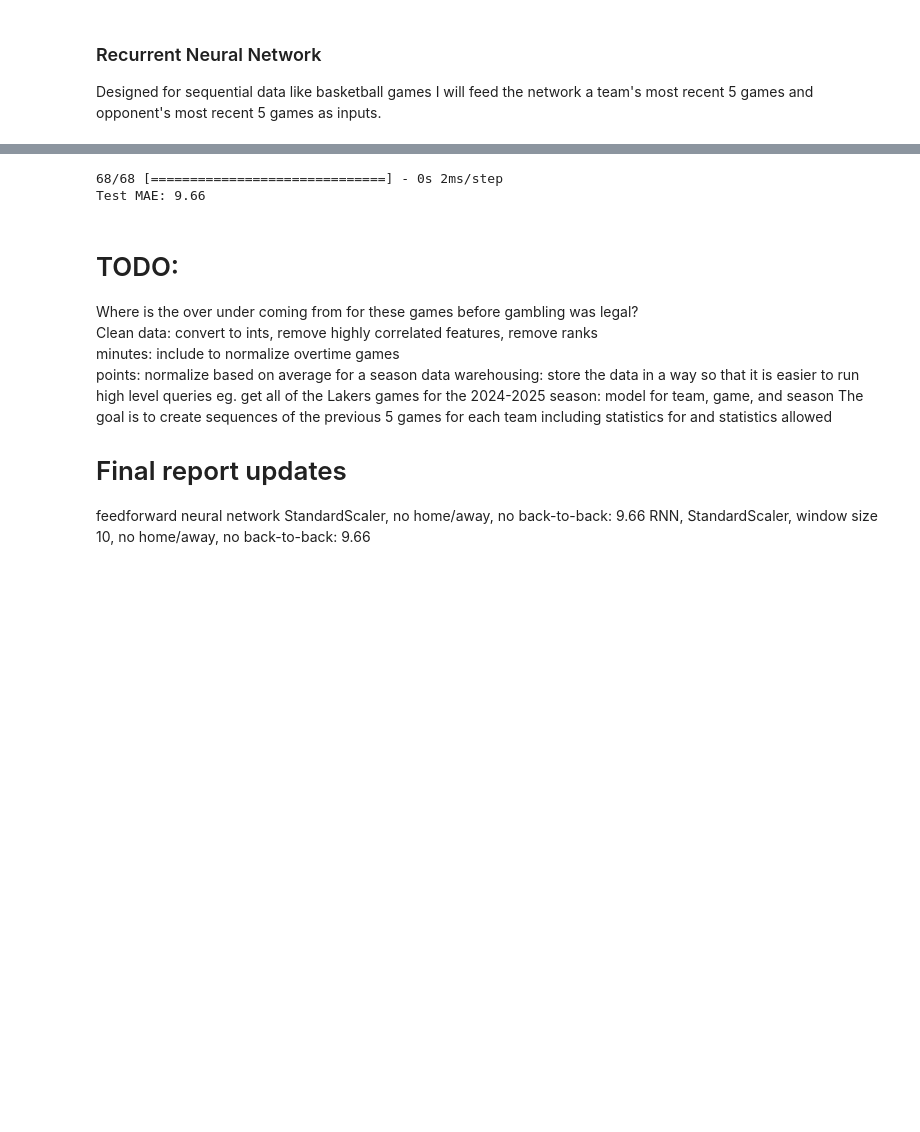
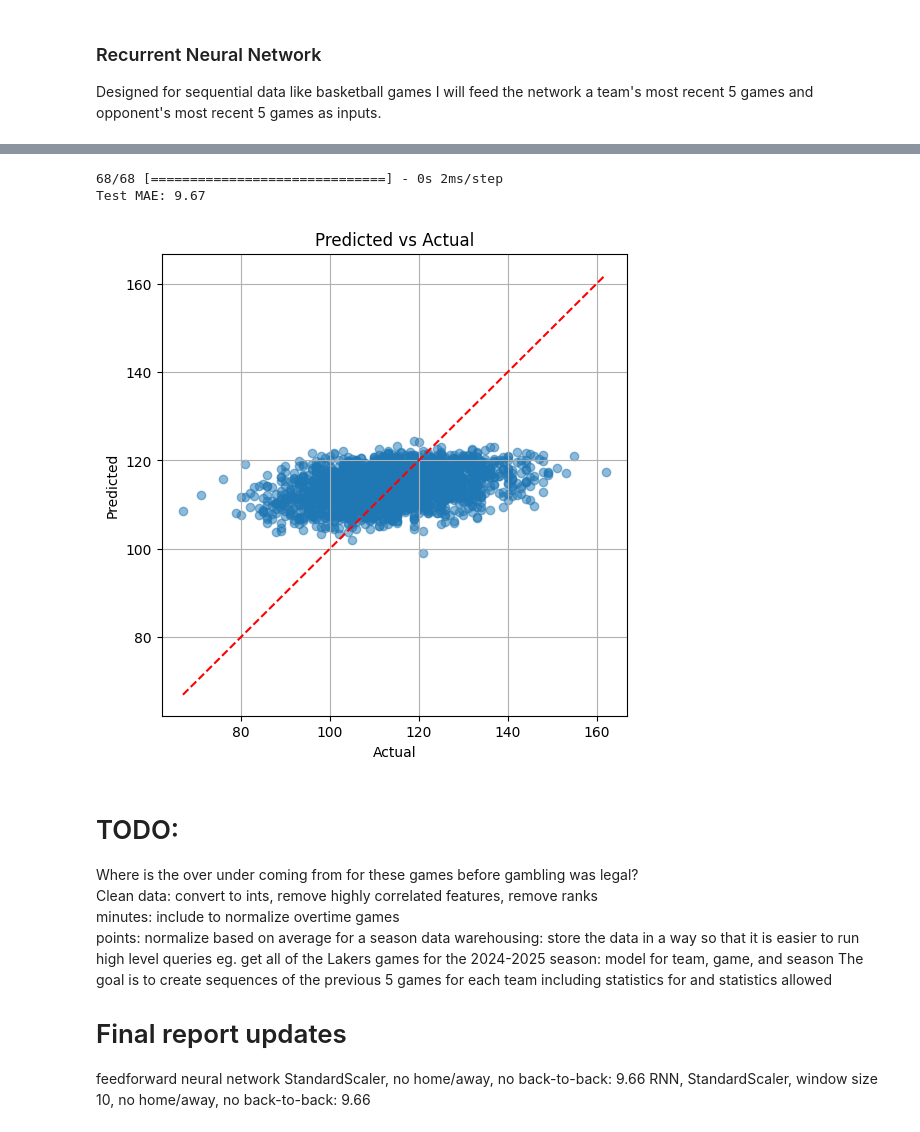
Before and after one commit to wtbtucker/NBA-Machine-Learning-Sports-Betting, a Jupyter notebook: data_mining_pipeline.ipynb, the cells around one changed output, grey strips where cells are left out. Drawn from its saved outputs; the diff is of its cells as text; code cells hidden in the pictures; blank space fills up the shorter version.

Commit message:
Add visualizations for the prediction error for both neural network models

```diff
--- a/data_mining_pipeline.ipynb
+++ b/data_mining_pipeline.ipynb
@@ -551,7 +551,7 @@ Predicted std: 3.92
 ### Recurrent Neural Network
 Designed for sequential data like basketball games I will feed the network a team's most recent 5 games and opponent's most recent 5 games as inputs.
 # %%
-def build_sequential_dataset(sorted_games):
+def build_sequential_dataset(sorted_games, stat_columns):
     X = []
     y = []
 
@@ -600,9 +600,13 @@ def build_sequential_dataset(sorted_games):
     y = np.array(y)
     return X, y
 
-
-X_train, y_train = build_sequential_dataset(sorted_games[sorted_games['SEASON_ID']!='2024'])
-X_test, y_test = build_sequential_dataset(sorted_games[sorted_games['SEASON_ID']=='2024'])
+stat_features = ['PTS', 'OREB', 'DREB', 'AST', 'STL', 'BLK', 'TOV', 'FGM', 'FGA', 'FG3M', 'FG3A', 'FTM', 'FTA', 'PF', 'AT_HOME', 'DAYS_REST']
+train_split = games_rest[(games_rest['SEASON_ID']!='2024') & (games_rest['SEASON_ID'] !='2023')]
+val_split = games_rest[games_rest['SEASON_ID']=='2023']
+test_split = games_rest[games_rest['SEASON_ID']=='2024']
+X_train, y_train = build_sequential_dataset(train_split, stat_features)
+X_val, y_val = build_sequential_dataset(val_split, stat_features)
+X_test, y_test = build_sequential_dataset(test_split, stat_features)
 # %%
 print(np.isnan(X_train).sum(), np.isnan(y_train).sum())
 print(np.isnan(X_test).sum(), np.isnan(y_test).sum())
@@ -618,15 +622,18 @@ num_features = X_train.shape[2]
 
 # Reshape for scaler: combine samples and timesteps
 X_train_reshaped = X_train.reshape(-1, num_features)
+X_val_reshaped = X_val.reshape(-1, num_features)
 X_test_reshaped = X_test.reshape(-1, num_features)
 
-# 1. Fit only on training
+# Fit only on training
 scaler = StandardScaler()
 X_train_scaled = scaler.fit_transform(X_train_reshaped)
 
-# 2. Transform test
+# Transform others
+X_val_scaled = scaler.transform(X_val_reshaped)
 X_test_scaled = scaler.transform(X_test_reshaped)
 
-# 3. Reshape back
+# Reshape back
 X_train_scaled = X_train_scaled.reshape(-1, num_timesteps, num_features)
+X_val_scaled = X_val_scaled.reshape(-1, num_timesteps, num_features)
 X_test_scaled = X_test_scaled.reshape(-1, num_timesteps, num_features)
@@ -633,17 +648,20 @@ X_test_scaled = X_test_scaled.reshape(-1, num_timesteps, num_features)
 # %%
 from tensorflow.keras.models import Sequential
-from tensorflow.keras.layers import LSTM, Dense, Dropout
+from tensorflow.keras.layers import Input, LSTM, Dense, Dropout
 
 model = Sequential([
+    Input(shape=(10,32)),
     LSTM(64, input_shape=(10, X_train_scaled.shape[2]), return_sequences=False),
+    Dense(15, activation='relu'),
     Dense(1)  # Predicting one number (points)
 ])
 
-model.compile(optimizer='SGD', loss='mean_absolute_error')
+model.compile(optimizer='adam', loss='mean_squared_error')
 # %%
 history = model.fit(
-    X_train_scaled, y_train,
-    validation_split=0.2,
+    x=X_train_scaled,
+    y=y_train,
+    validation_data=(X_val_scaled, y_val),
     epochs=100,
     batch_size=32,
     callbacks=[EarlyStopping(monitor='val_loss', patience=10, restore_best_weights=True)]
@@ -669,13 +687,23 @@ Epoch 19/100
 # %%
 # Predict on test set
 y_pred = model.predict(X_test_scaled)
 
 # Compute MAE
 mae = mean_absolute_error(y_test, y_pred)
 print(f"Test MAE: {mae:.2f}")
+
+plt.figure(figsize=(6, 6))
+plt.scatter(y_test, y_pred, alpha=0.5)
+plt.plot([y_test.min(), y_test.max()], [y_test.min(), y_test.max()], 'r--')  # Diagonal line
+plt.xlabel('Actual')
+plt.ylabel('Predicted')
+plt.title('Predicted vs Actual')
+plt.grid(True)
+plt.show()
 # %% [output]
 68/68 [==============================] - 0s 2ms/step
-Test MAE: 9.66
+Test MAE: 9.67
+[figure, added]
 # %% [markdown]
 # TODO:
 Where is the over under coming from for these games before gambling was legal?
```
Also changed, not shown: parts of 3 cells of this notebook.
